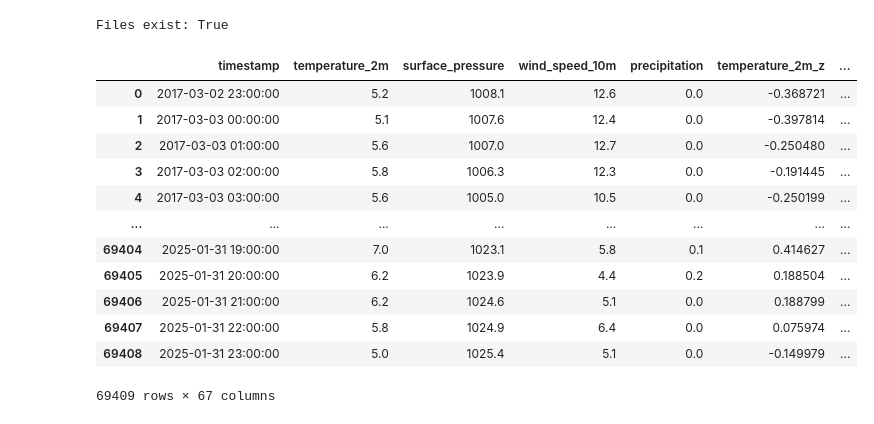
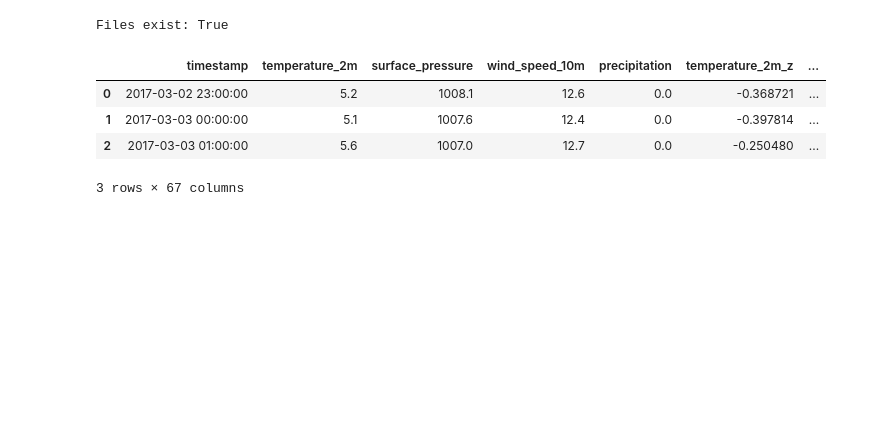
Before and after one commit to Jeremiah-Bachtin/comp1885-adaptive-thresholding-for-AD-system, a Jupyter notebook: notebooks/compare_thresholds.ipynb, the cells around one changed output. Saved outputs shown, nothing was run; the diff lists cells and outputs as text; code cells hidden in the pictures; blank space fills up the shorter version.

```diff
--- a/notebooks/compare_thresholds.ipynb
+++ b/notebooks/compare_thresholds.ipynb
@@ -276,19 +278,11 @@ print("Files exist:", CSV_SHORTLIST.exists())
 Files exist: True
 # %%
 df_s = pd.read_csv(CSV_SHORTLIST, parse_dates=["timestamp"])
-df_s
+df_s.head(3)
 # %% [output]
 |  | timestamp | temperature_2m | surface_pressure | wind_speed_10m | precipitation | temperature_2m_z | ... |
 | 0 | 2017-03-02 23:00:00 | 5.2 | 1008.1 | 12.6 | 0.0 | -0.368721 | ... |
 | 1 | 2017-03-03 00:00:00 | 5.1 | 1007.6 | 12.4 | 0.0 | -0.397814 | ... |
 | 2 | 2017-03-03 01:00:00 | 5.6 | 1007.0 | 12.7 | 0.0 | -0.250480 | ... |
-| 3 | 2017-03-03 02:00:00 | 5.8 | 1006.3 | 12.3 | 0.0 | -0.191445 | ... |
-| 4 | 2017-03-03 03:00:00 | 5.6 | 1005.0 | 10.5 | 0.0 | -0.250199 | ... |
-| ... | ... | ... | ... | ... | ... | ... | ... |
-| 69404 | 2025-01-31 19:00:00 | 7.0 | 1023.1 | 5.8 | 0.1 | 0.414627 | ... |
-| 69405 | 2025-01-31 20:00:00 | 6.2 | 1023.9 | 4.4 | 0.2 | 0.188504 | ... |
-| 69406 | 2025-01-31 21:00:00 | 6.2 | 1024.6 | 5.1 | 0.0 | 0.188799 | ... |
-| 69407 | 2025-01-31 22:00:00 | 5.8 | 1024.9 | 6.4 | 0.0 | 0.075974 | ... |
-| 69408 | 2025-01-31 23:00:00 | 5.0 | 1025.4 | 5.1 | 0.0 | -0.149979 | ... |
-69409 rows × 67 columns
+3 rows × 67 columns
 # %%
```
Also changed, not shown: parts of 12 cells of this notebook, 4 other files.
